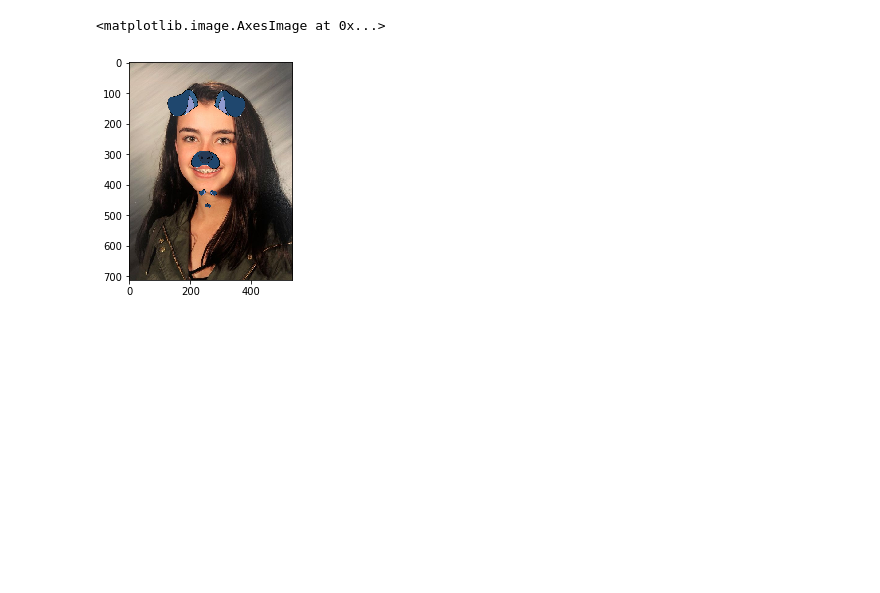
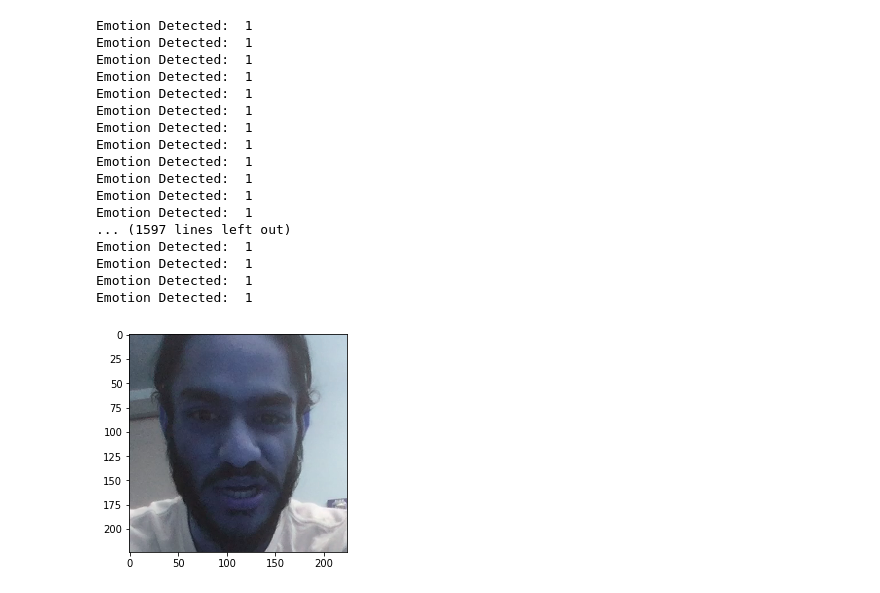
Before and after one commit to jugatsingh/face_filters, a Jupyter notebook: pipeline/face_filters.ipynb, the cells around one changed output. Saved outputs shown, nothing was run; the diff lists cells and outputs as text; code cells hidden in the pictures; blank space fills up the shorter version.

Commit message:
Complete real-time pipeline. Incorrect realtime emotion classification

```diff
--- a/pipeline/face_filters.ipynb
+++ b/pipeline/face_filters.ipynb
@@ -73,3 +69,6 @@ images, keypoints = detect_keypoints(faces=faces, image=image, model=model, padd
+# %%
+dog_filter = cv2.imread("./filters/dog.png")
+sunglasses_filter = cv2.imread("filters/sunglasses.png")
 # %%
 def visualize_output(faces, test_outputs):
     for i, face in enumerate(faces):
@@ -124,13 +121,15 @@ def dog_face_filter(image, classifier, dog_filter):
     return image
 # %%
 def get_emotion_predictor(model_path):
-    net = Net().float().to(device)
-    pretrained_model = torch.load(model_path)
-    net.load_state_dict(pretrained_model['state_dict'])
+    net = emotion_model.Net().float().to(device)
+    pretrained_model = torch.load(model_path, map_location='cpu')
+    net.load_state_dict(pretrained_model)
+    net.eval()
     return net
 # %%
 def emotion_predictor(net, image):
+    image = convert_image_to_bw(image)
     frame = cv2.resize(image, (48, 48)).reshape((1, 1, 48, 48))
-    X = Variable(torch.from_numpy(frame)).float().to(device)
+    X = torch.from_numpy(frame).float().to(device)
     return np.argmax(net(X).data.cpu().numpy(), axis=1)[0]
 # %%
@@ -138,5 +136,0 @@ dog_filtered_image = dog_face_filter(image.copy(), classifier, dog_filter)
-# %%
-plt.imshow(dog_filtered_image)
-# %% [output]
-<matplotlib.image.AxesImage at 0x...>
-[figure, removed]
@@ -144,0 +137,51 @@ model_path = '../emotion_classification/saved_models/best'
+# %%
+emotion_model_path = 'emotion_classification/saved_models/best_emotion_model.pt'
+net = get_emotion_predictor(emotion_model_path)
+# %%
+cap = cv2.VideoCapture(0)
+
+while(True):
+    # Capture frame-by-frame
+    ret, frame = cap.read()
+#     cv2.imshow('', frame)
+#     Our operations on the frame come here
+    gray = cv2.cvtColor(frame, cv2.COLOR_BGR2GRAY)
+    faces = detect_faces(classifier=classifier, image=frame)
+    images, keypoints = detect_keypoints(faces=faces, image=frame, model=model, padding=50)
+    if len(images) <= 0:
+        continue
+    emotion_detected = emotion_predictor(net, images[0])
+    plt.imshow(images[0])
+    print('Emotion Detected: ', emotion_detected)
+    if emotion_detected == 0:
+        filter_image = apply_sunglasses(images[0], sunglasses_filter, keypoints[0])
+    elif emotion_detected == 1:
+        filter_image = dog_face_filter(frame, classifier, dog_filter)
+#     Display the resulting frame
+    cv2.imshow('frame',filter_image)
+    if cv2.waitKey(1) & 0xFF == ord('q'):
+        break
+
+# When everything done, release the capture
+cap.release()
+cv2.destroyAllWindows()
+# image = get_image(data_dir="./images", file_name="sad.jpg")
+# %% [output]
+Emotion Detected:  1
+Emotion Detected:  1
+Emotion Detected:  1
+Emotion Detected:  1
+Emotion Detected:  1
+Emotion Detected:  1
+Emotion Detected:  1
+Emotion Detected:  1
+Emotion Detected:  1
+Emotion Detected:  1
+Emotion Detected:  1
+Emotion Detected:  1
+... (1597 lines left out)
+Emotion Detected:  1
+Emotion Detected:  1
+Emotion Detected:  1
+Emotion Detected:  1
+[figure, added]
```
Also changed, not shown: parts of 8 cells of this notebook, 15 other files.
